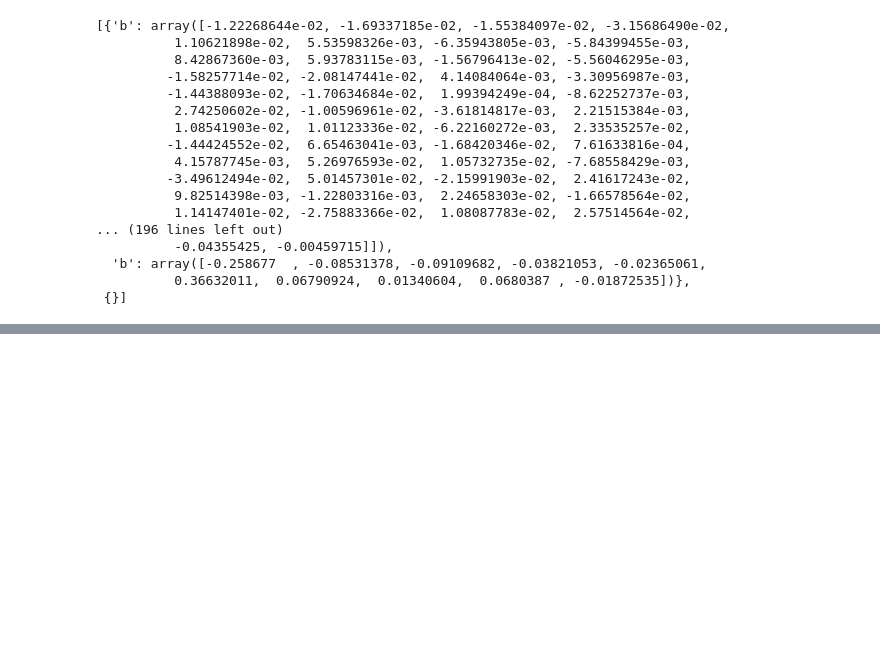
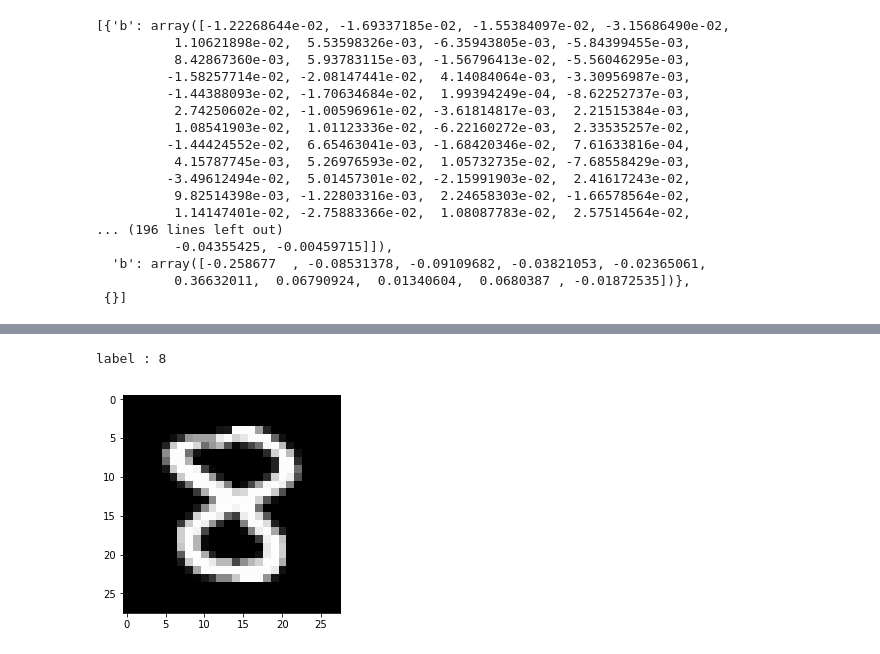
Before and after one commit to YQGong/NN_From_Scratch, a Jupyter notebook: ANN_pre_1.ipynb, the cells around one changed output, grey strips where cells are left out. Drawn from its saved outputs; the diff is of its cells as text; code cells hidden in the pictures; blank space fills up the shorter version.

```diff
--- a/ANN_pre_1.ipynb
+++ b/ANN_pre_1.ipynb
@@ -87,0 +134,5 @@ parameters
+# %%
+show_valid(np.random.randint(valid_num))
+# %% [output]
+label : 8
+[figure, added]
```
Also changed, not shown: parts of 8 cells of this notebook.
